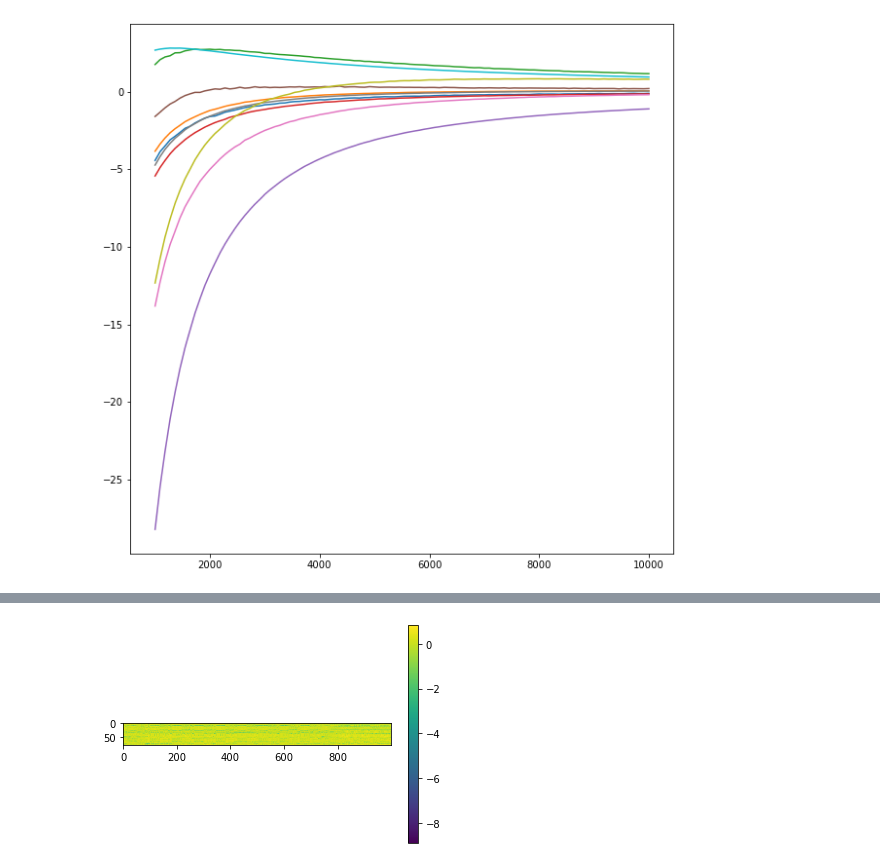
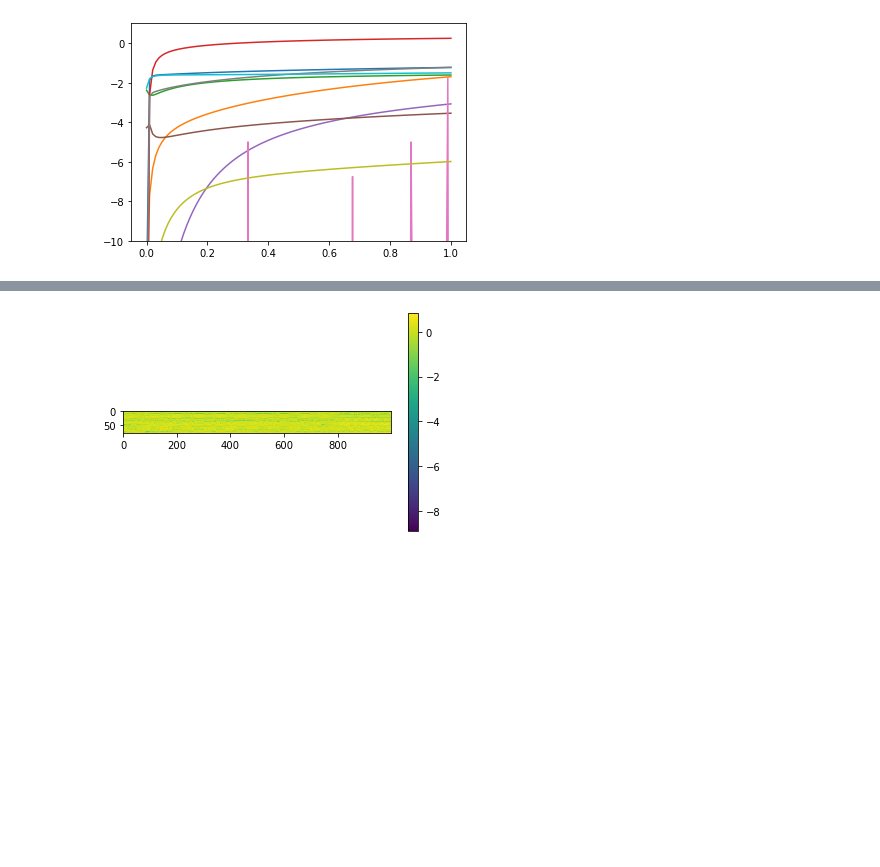
Before and after one commit to emilyolafson/cognition_nemo, a Jupyter notebook: iowa_SC_FC_cognition.ipynb, the cells around one changed output, grey strips where cells are left out. Cells and saved outputs as stored; diff of their text form; code cells hidden in the pictures; blank space fills up the shorter version.

Commit message:
model selection

```diff
--- a/iowa_SC_FC_cognition.ipynb
+++ b/iowa_SC_FC_cognition.ipynb
@@ -100,106 +96,71 @@ Predicting outputs: 1
 # %%
-#Hyperparameter optimization.
+# Model selection & hyperparameter optimization
 # We optimize alpha using only the training data (X_train, cog_train)
 # https://stackoverflow.com/questions/42228735/scikit-learn-gridsearchcv-with-multiple-repetitions/42230764#42230764
 
 #set hyperparameter grid space you want to search through for the model
 
-# We optimize alpha using only the training data (X_train, cog_train)
-# for a detailed description of what is going on in this code:  https://stackoverflow.com/questions/42228735/scikit-learn-gridsearchcv-with-multiple-repetitions/42230764#42230764
-#iterate through permutations
 p=3
 n_cog=2
+k=10
+
 #joblib-based parallelism to increase speed
 with parallel_backend('loky', n_jobs=20):
 
     #print permutation # you're on
     print('Permutation %d' %(p+1))
 
-    #Splitting the dataset
-    x, x_holdout, y, y_holdout = train_test_split(X, Y, test_size=1-train_size, shuffle=True, random_state=p)
+    #Splitting the dataset into a hold-out test set and training set for model selection.
+    x, x_test, y, y_test = train_test_split(X, Y, test_size=1-train_size, shuffle=True, random_state=p)
     print("Size of X: " + str(x.shape))
     print("Size of y: " + str(y.shape))
 
-    #set y values for train and test
-    y = y
-    y_holdout = y_holdout
-
-    #Scale the data
-    scaler = preprocessing.StandardScaler().fit(x)
-    x = scaler.transform(x)
+    #Normalize training and test data using scaler fit to training data
+    # scaler = preprocessing.StandardScaler().fit(x)
+    #  x = scaler.transform(x)
+    # x_holdout = scaler.transform(x_holdout)
 
     #print(x)
     # Initializing Regression models
     regr1= linear_model.Ridge(normalize=True, max_iter=1000000)
 
     #set the param grid be to the hyperparamters you want to search through
-   #set hyperparameter grid space you want to search through for the model
-    alphas = np.linspace(1e3, 1e4, num=100, endpoint=True, dtype=None, axis=0)
-
-    #set the param grid be to the hyperparamters you want to search through
-    paramGrid ={'alpha': alphas}
+    #set hyperparameter grid space you want to search through for the model
+    alphas = np.linspace(1e-5, 1, num=100, endpoint=True,dtype=None, axis=0)
 
     # Setting up multiple GridSearchCV objects, 1 for each algorithm
-    inner_cv = KFold(n_splits=10, shuffle=True, random_state=3)
-    gridcvs={}
+    inner_cv = KFold(n_splits=k, shuffle=True, random_state=3)
 
+    paramGrid ={'alpha': alphas}
     scores = {"R-squared": "r2", "Explained-var": "explained_variance", "MSE":'neg_mean_squared_error'}
 
-    # Setting up multiple GridSearchCV objects, 1 for each algorithm
+    # Setting up GridSearchCV object
     gcv = GridSearchCV(estimator=regr1,
                            param_grid=paramGrid,
                            scoring=scores,
-                           n_jobs=-1,
+                           n_jobs=1,
                            cv=inner_cv,
                            verbose=0,
-                           refit="Explained-var")
+                           refit="R-squared")
+    gridcvs={}
     gridcvs['Ridge'] = gcv
 
     best_params=[]
-    plt.figure(figsize=(10,10))
-    for name, gs_est in sorted(gridcvs.items()):
-#
-        print(50 * '-', '\n')
-        print('Model: ', name)
-        print('    Inner loop:')
-#
-        outer_scores = []
-        outer_cv = KFold(n_splits=10, shuffle=True, random_state=3)
-        c=1
-        bestscore=[]
-        for train_idx, test_idx in outer_cv.split(x, y):
- #          print(c)
-            c=c+1
 
-            gridcvs[name].fit(x[train_idx], y[train_idx]) # run inner loop hyperparam tuning
-            #print('Results:', gridcvs[name].cv_results_)
+    #Normalize training and test data using scaler fit to training data
+    scaler = preprocessing.StandardScaler().fit(x[train_idx])
+    x[train_idx] = scaler.transform(x[train_idx])
+    x[test_idx] = scaler.transform(x[test_idx])
 
-            print('\n        Best R^2 (avg. of inner test folds) %.2f' % (gridcvs[name].best_score_*100))
+    # split data into training and validation ---- inner loop
 
-            print('        Best parameters:', gridcvs[name].best_params_)
-            cv_score_val=gridcvs[name].cv_results_['mean_test_Explained-var']*100
+    gridcvs['Ridge'].fit(x[train_idx], y[train_idx]) # inner loop hyperparam tuning
+    for i in range(0,k):
+        plt.plot(gridcvs['Ridge'].cv_results_['param_alpha'], gridcvs['Ridge'].cv_results_['split'+str(i)+'_test_R-squared'])
+        plt.ylim([-10, 1])
 
-            plt.plot(np.linspace(1e3,1e4,num=100), gridcvs[name].cv_results_['mean_test_Explained-var']*100)
-
-
-            #plt.plot(gridcvs[name].cv_results_['param_alpha'], grdcvs[name].cv_results_['mean_test_MSE'])
-           # ax.set_xticks()
-
-            #print(gridcvs[name].cv_results_)
-            #save parameters corresponding to the best score
-            best_params.append(list(gridcvs[name].best_params_.values()))
-            bestscore.append(np.mean(gridcvs[name].best_score_*100))
-             # perf on test fold (test_idx)
-
-            outer_scores.append(gridcvs[name].best_estimator_.score(x[test_idx], y[test_idx]))
-            print('        R^2 (on outer test fold) %.2f%%' % (outer_scores[-1]*100))
-            model=gridcvs[name].best_estimator_.fit(x[test_idx], y[test_idx])
-            #print(model.coef_)
-            #print(demo.columns)
-
-        print('\n    Outer Loop:')
-        print('        R^2 %.2f%% +/- %.2f' %
-                  (np.mean(outer_scores) * 100, np.std(outer_scores) * 100))
+    print(gridcvs['Ridge'].best_score_)
+    print(gridcvs['Ridge'].best_params_)
 # %% [output]
 Permutation 4
 Size of X: (80, 3201)
@@ -221 +170 @@ Model:  Ridge
-[figure, old version]
+[figure, new version]
```
Also changed, not shown: parts of 10 cells of this notebook.
